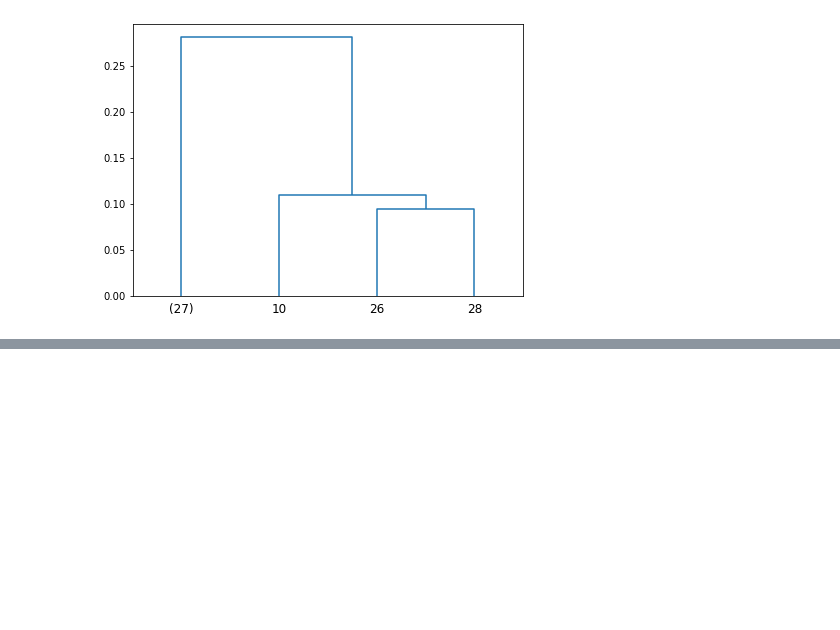
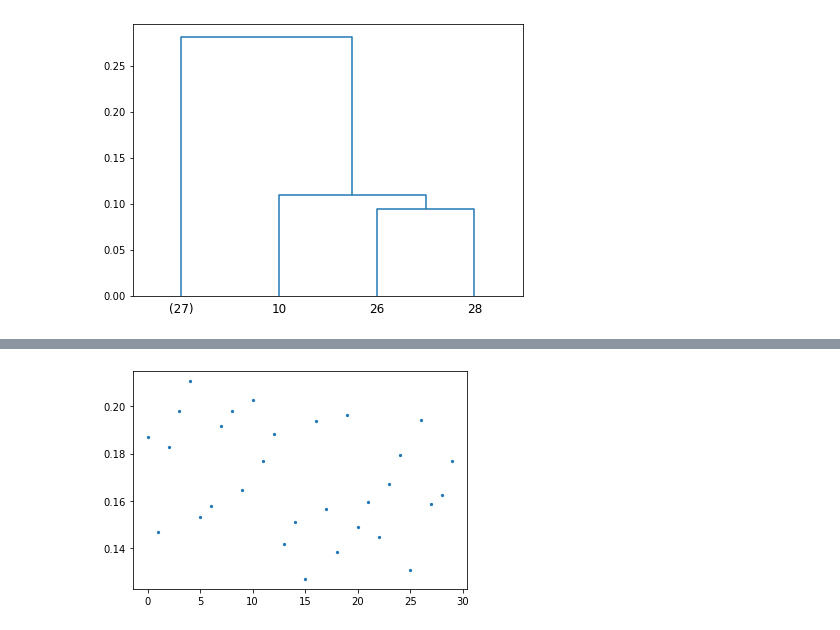
Before and after one commit to LouiseLi7/STA160-group-project, a Jupyter notebook: Final_Project_Merged_Dataframe.ipynb, the cells around one changed output, grey strips where cells are left out. Cells and saved outputs as stored; diff of their text form; code cells hidden in the pictures; blank space fills up the shorter version.

```diff
--- a/Final_Project_Merged_Dataframe.ipynb
+++ b/Final_Project_Merged_Dataframe.ipynb
@@ -523,3 +523,8 @@ dendrogram(linked,
 plt.show()
 # %% [output]
 [figure]
+# %%
+TeamMeanAVG = [batting_all[batting_all['Team']==i]['AVG'].mean() for i in TeamName]
+TMA_table = pd.DataFrame({'Team':TeamName,
+              'TeamMeanAVG':TeamMeanAVG})
+TMA_table
@@ -525,0 +549,5 @@ plt.show()
+# %%
+plt.scatter(range(0,len(TMA_table)),TMA_table['TeamMeanAVG'], s=5)
+plt.show()
+# %% [output]
+[figure, added]
```
Also changed, not shown: parts of 3 cells of this notebook.
